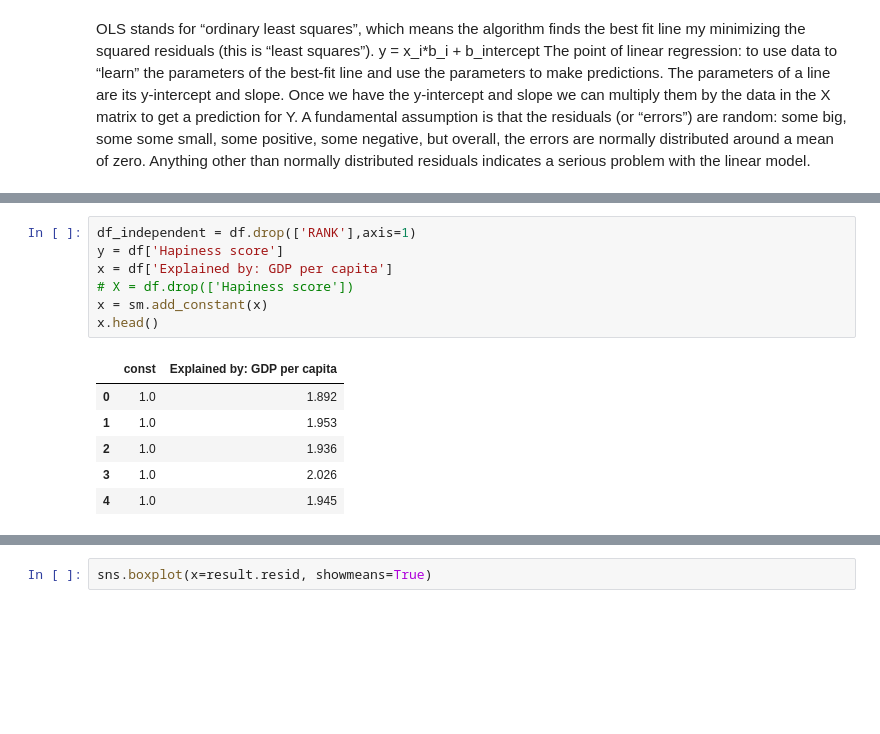
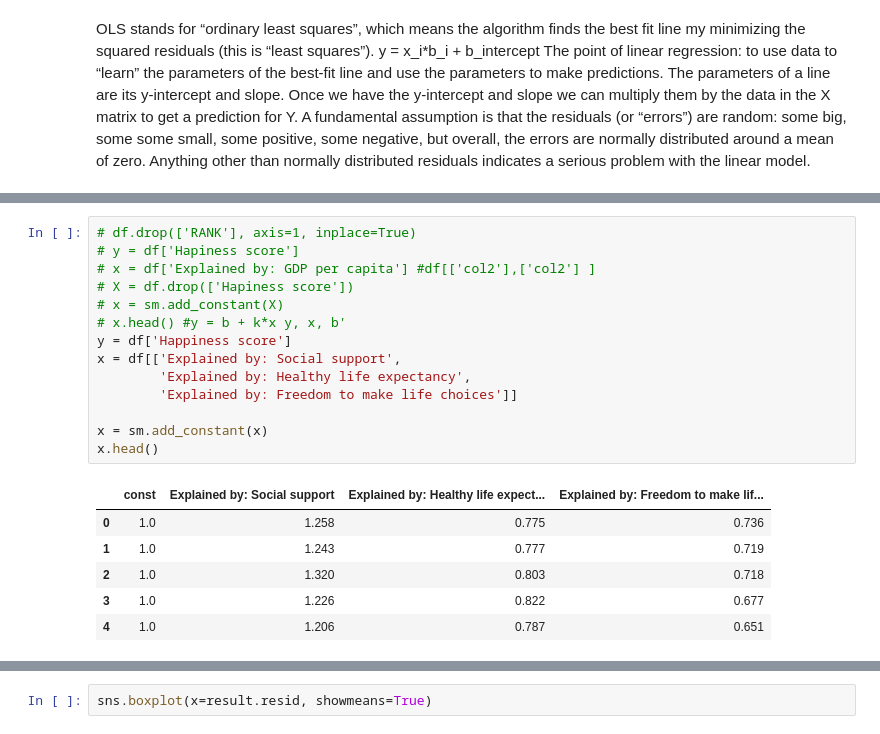
Before and after one commit to RipsimeArutyunya/Econometrics2022, a Jupyter notebook: LinearRegression/lreg.ipynb, the cells around one changed output, grey strips where cells are left out. Saved outputs shown, nothing was run; the diff lists cells and outputs as text; blank space fills up the shorter version.

```diff
--- a/LinearRegression/lreg.ipynb
+++ b/LinearRegression/lreg.ipynb
@@ -169,15 +186,22 @@ The point of linear regression: to use data to “learn” the parameters of the
 # %%
-df_independent = df.drop(['RANK'],axis=1)
-y = df['Hapiness score']
-x = df['Explained by: GDP per capita']
+# df.drop(['RANK'], axis=1, inplace=True)
+# y = df['Hapiness score']
+# x = df['Explained by: GDP per capita'] #df[['col2'],['col2'] ]
 # X = df.drop(['Hapiness score'])
+# x = sm.add_constant(X)
+# x.head() #y = b + k*x y, x, b'
+y = df['Happiness score']
+x = df[['Explained by: Social support',
+        'Explained by: Healthy life expectancy',
+        'Explained by: Freedom to make life choices']]
+
 x = sm.add_constant(x)
 x.head()
 # %% [output]
-|  | const | Explained by: GDP per capita |
-| 0 | 1.0 | 1.892 |
-| 1 | 1.0 | 1.953 |
-| 2 | 1.0 | 1.936 |
-| 3 | 1.0 | 2.026 |
-| 4 | 1.0 | 1.945 |
+|  | const | Explained by: Social support | Explained by: Healthy life expect... | Explained by: Freedom to make lif... |
+| 0 | 1.0 | 1.258 | 0.775 | 0.736 |
+| 1 | 1.0 | 1.243 | 0.777 | 0.719 |
+| 2 | 1.0 | 1.320 | 0.803 | 0.718 |
+| 3 | 1.0 | 1.226 | 0.822 | 0.677 |
+| 4 | 1.0 | 1.206 | 0.787 | 0.651 |
 # %%
```
Also changed, not shown: parts of 9 cells of this notebook, 1 other file.
